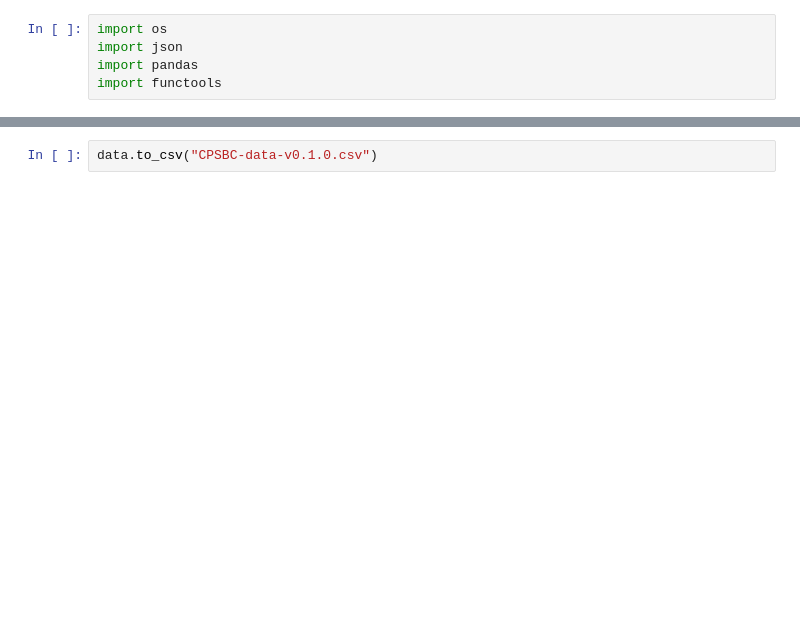
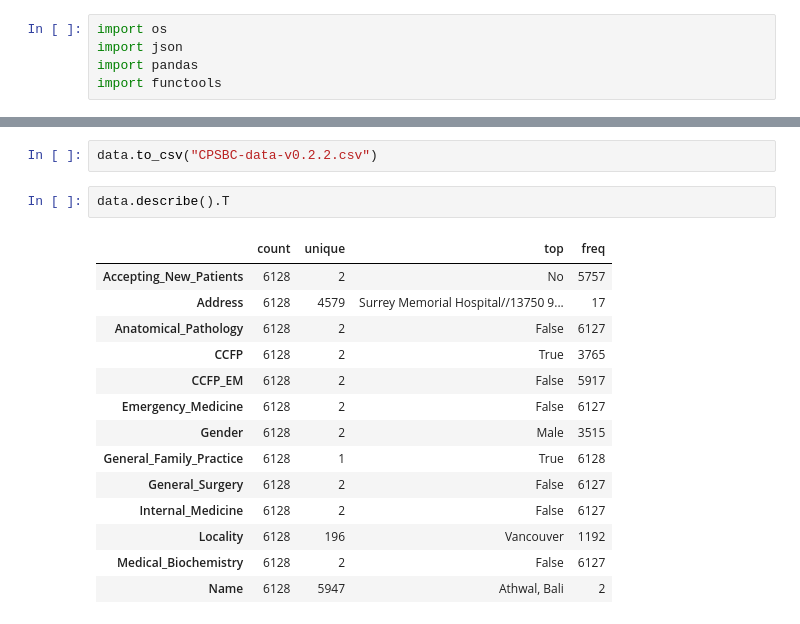
Before and after one commit to njwilson23/bc-physicians-d4gv, a Jupyter notebook: cpsbc/merge-cpsbc.ipynb, the cells around one changed output, grey strips where cells are left out. Saved outputs shown, nothing was run; the diff lists cells and outputs as text; blank space fills up the shorter version.

```diff
--- a/cpsbc/merge-cpsbc.ipynb
+++ b/cpsbc/merge-cpsbc.ipynb
@@ -63,2 +98,19 @@ data = pandas.DataFrame(
 # %%
-data.to_csv("CPSBC-data-v0.1.0.csv")
+data.to_csv("CPSBC-data-v0.2.2.csv")
+# %%
+data.describe().T
+# %% [output]
+|  | count | unique | top | freq |
+| Accepting_New_Patients | 6128 | 2 | No | 5757 |
+| Address | 6128 | 4579 | Surrey Memorial Hospital//13750 9... | 17 |
+| Anatomical_Pathology | 6128 | 2 | False | 6127 |
+| CCFP | 6128 | 2 | True | 3765 |
+| CCFP_EM | 6128 | 2 | False | 5917 |
+| Emergency_Medicine | 6128 | 2 | False | 6127 |
+| Gender | 6128 | 2 | Male | 3515 |
+| General_Family_Practice | 6128 | 1 | True | 6128 |
+| General_Surgery | 6128 | 2 | False | 6127 |
+| Internal_Medicine | 6128 | 2 | False | 6127 |
+| Locality | 6128 | 196 | Vancouver | 1192 |
+| Medical_Biochemistry | 6128 | 2 | False | 6127 |
+| Name | 6128 | 5947 | Athwal, Bali | 2 |
```
Also changed, not shown: parts of 23 cells of this notebook, 3 other files.
